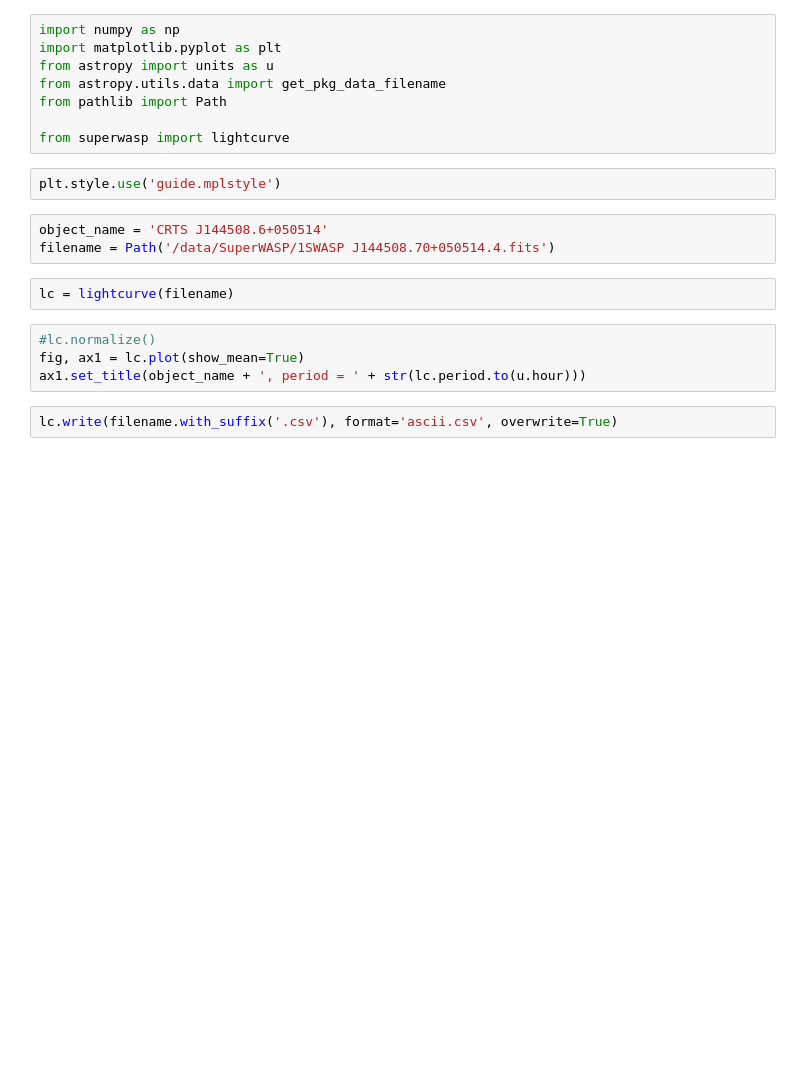
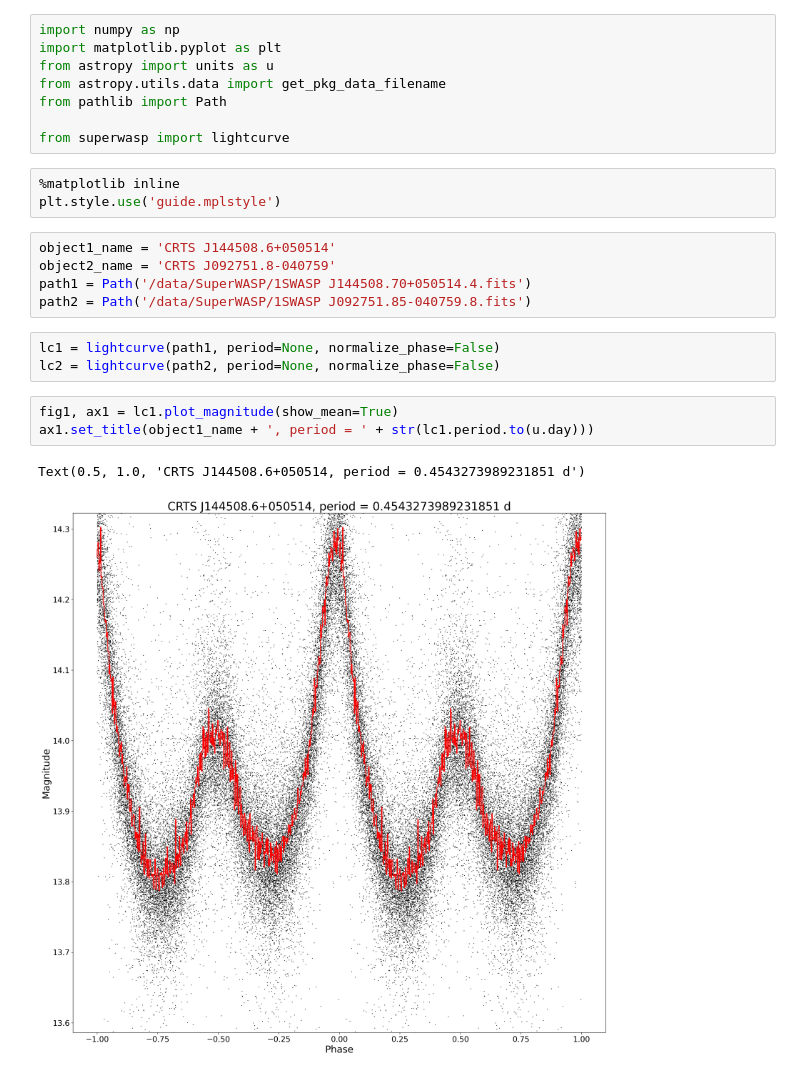
Before and after one commit to porkfactor/SXS810, a Jupyter notebook: SWASP Lightcurve.ipynb, the cells around one changed output. Drawn from its saved outputs; the diff is of its cells as text; blank space fills up the shorter version.

```diff
--- a/SWASP Lightcurve.ipynb
+++ b/SWASP Lightcurve.ipynb
@@ -7,15 +7,19 @@ from pathlib import Path
 
 from superwasp import lightcurve
 # %%
+%matplotlib inline
 plt.style.use('guide.mplstyle')
 # %%
-object_name = 'CRTS J144508.6+050514'
-filename = Path('/data/SuperWASP/1SWASP J144508.70+050514.4.fits')
+object1_name = 'CRTS J144508.6+050514'
+object2_name = 'CRTS J092751.8-040759'
+path1 = Path('/data/SuperWASP/1SWASP J144508.70+050514.4.fits')
+path2 = Path('/data/SuperWASP/1SWASP J092751.85-040759.8.fits')
-# %%
-lc = lightcurve(filename)
+# %%
+lc1 = lightcurve(path1, period=None, normalize_phase=False)
+lc2 = lightcurve(path2, period=None, normalize_phase=False)
 # %%
-#lc.normalize()
-fig, ax1 = lc.plot(show_mean=True)
-ax1.set_title(object_name + ', period = ' + str(lc.period.to(u.hour)))
+fig1, ax1 = lc1.plot_magnitude(show_mean=True)
+ax1.set_title(object1_name + ', period = ' + str(lc1.period.to(u.day)))
+# %% [output]
+Text(0.5, 1.0, 'CRTS J144508.6+050514, period = 0.4543273989231851 d')
+[figure, added]
-# %%
-lc.write(filename.with_suffix('.csv'), format='ascii.csv', overwrite=True)
```
Also changed, not shown: parts of 5 cells of this notebook, 10 other files.
